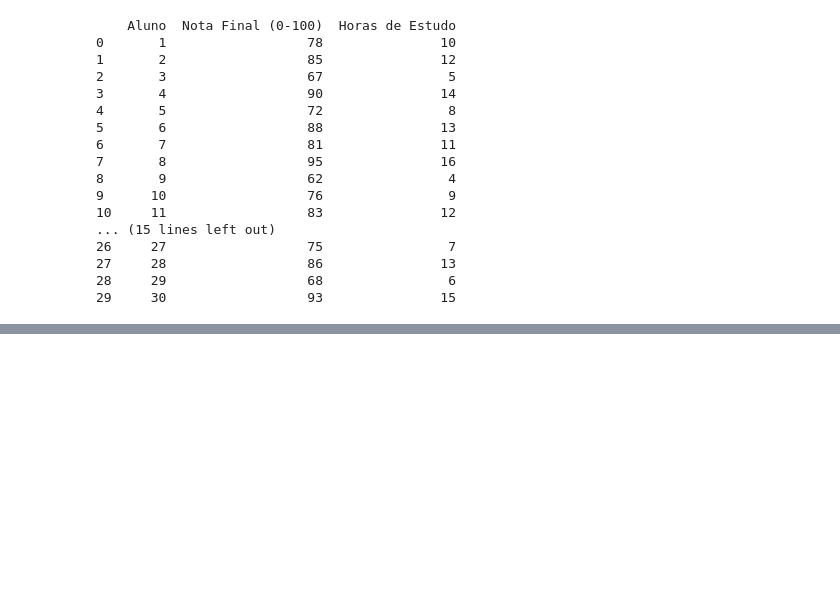
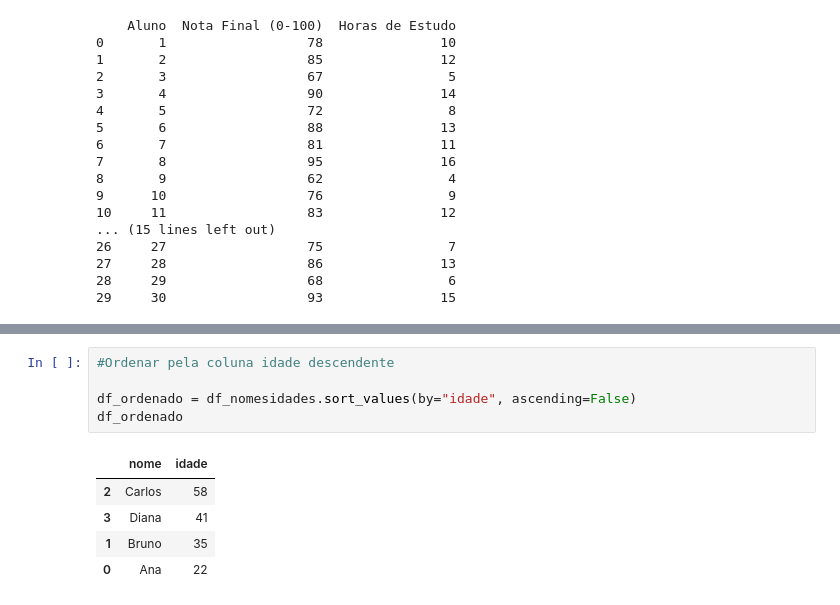
Before and after one commit to JaynneLino/Curso-Cesae-DataAnalyst, a Jupyter notebook: sessao-10/1-series.ipynb, the cells around one changed output, grey strips where cells are left out. Drawn from its saved outputs; the diff is of its cells as text; blank space fills up the shorter version.

```diff
--- a/sessao-10/1-series.ipynb
+++ b/sessao-10/1-series.ipynb
@@ -78,0 +172,11 @@ df_notasestudos.to_csv("notas_estudo.csv", index=False)
+# %%
+#Ordenar pela coluna idade descendente
+
+df_ordenado = df_nomesidades.sort_values(by="idade", ascending=False)
+df_ordenado
+# %% [output]
+|  | nome | idade |
+| 2 | Carlos | 58 |
+| 3 | Diana | 41 |
+| 1 | Bruno | 35 |
+| 0 | Ana | 22 |
```
Also changed, not shown: parts of 19 cells of this notebook, 1 other file.
